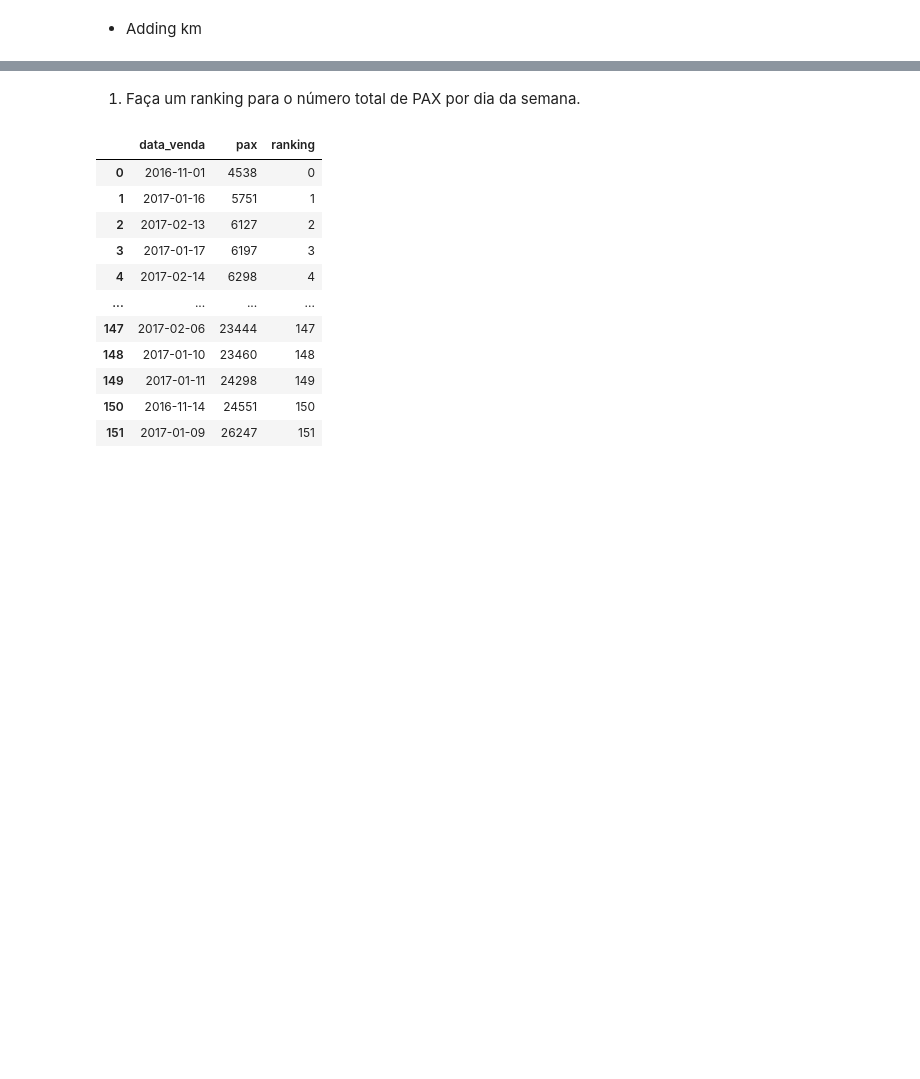
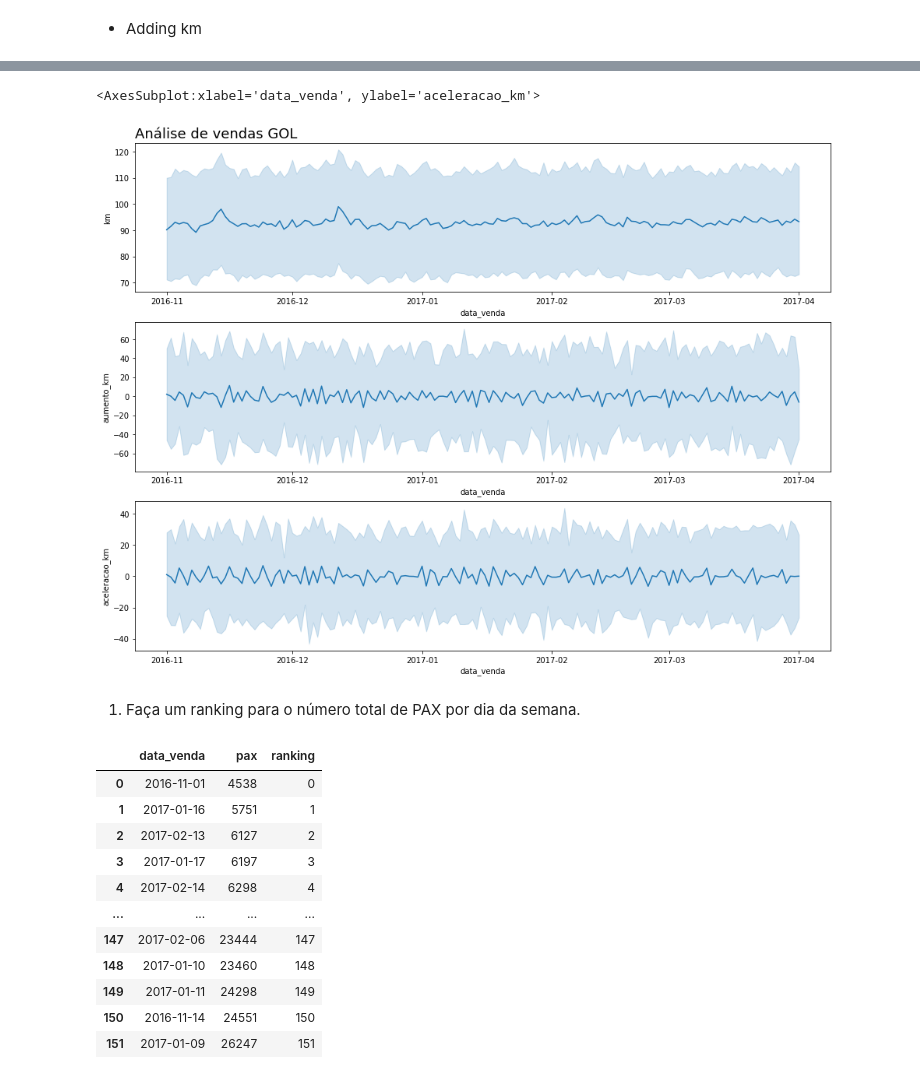
Before and after one commit to alexaugusto23/Gol_Cases, a Jupyter notebook: case01.ipynb, the cells around one changed output, grey strips where cells are left out. Saved outputs shown, nothing was run; the diff lists cells and outputs as text; code cells hidden in the pictures; blank space fills up the shorter version.

```diff
--- a/case01.ipynb
+++ b/case01.ipynb
@@ -126,3 +211,8 @@ _df['km'] = _df['rpk'] / _df['pax']
+# %%
+plot_comparacao(x='data_venda', y1='km', y2='aumento_km', y3='aceleracao_km', dataset=_df, titulo='Análise de vendas GOL')
+# %% [output]
+<AxesSubplot:xlabel='data_venda', ylabel='aceleracao_km'>
+[figure, added]
 # %% [markdown]
 1. Faça um ranking para o número total de PAX por dia da semana.
 # %%
```
Also changed, not shown: parts of 22 cells of this notebook.
